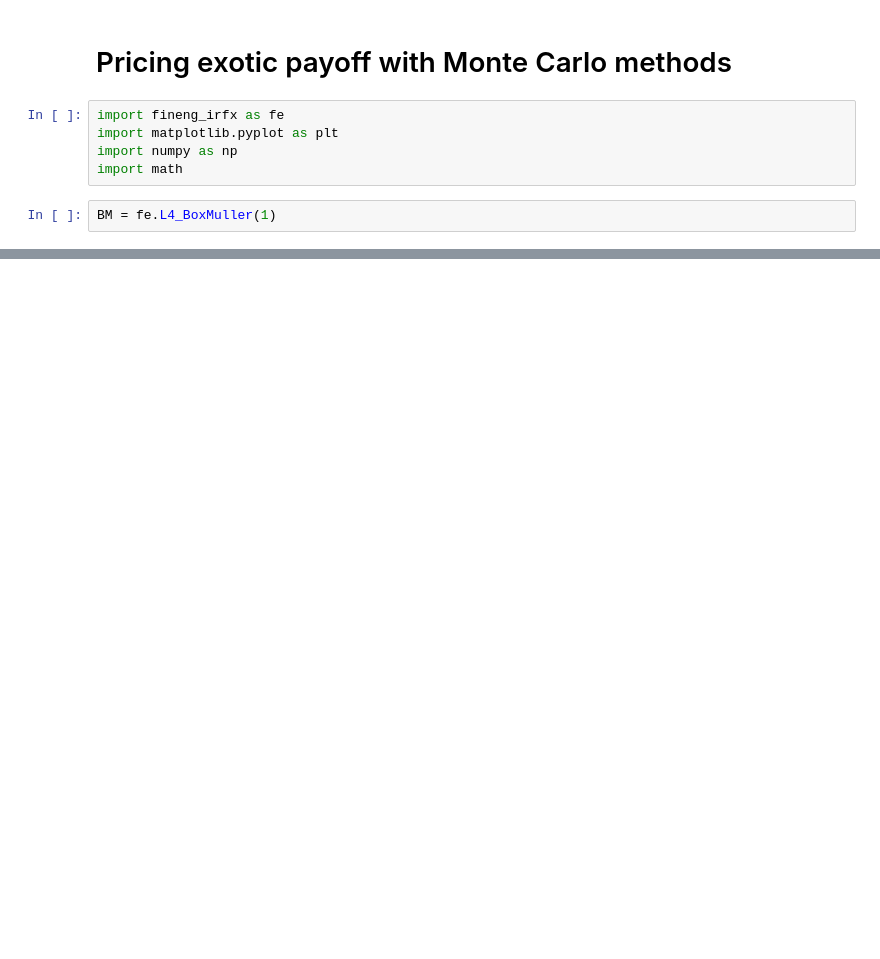
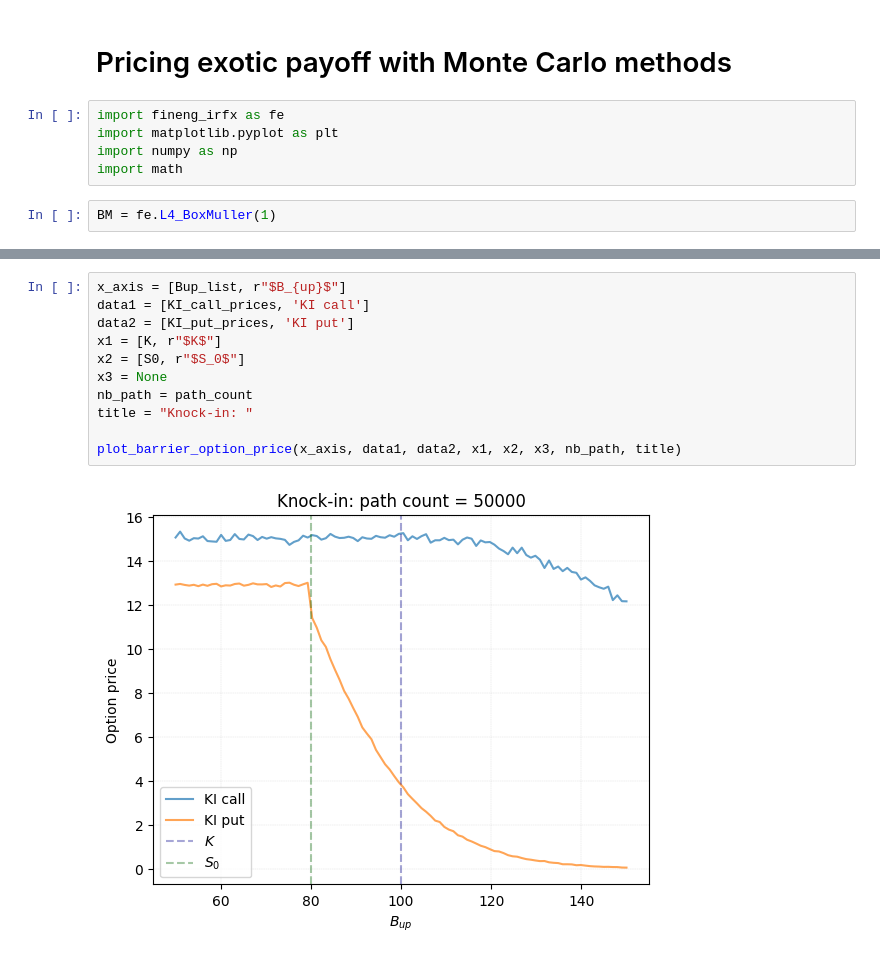
Before and after one commit to ccjeremylo/FinEng-in-IRFX, a Jupyter notebook: src/python/Lecture4/ExoticMC.ipynb, the cells around one changed output, grey strips where cells are left out. Cells and saved outputs as stored; diff of their text form; blank space fills up the shorter version.

```diff
--- a/src/python/Lecture4/ExoticMC.ipynb
+++ b/src/python/Lecture4/ExoticMC.ipynb
@@ -101,0 +179,13 @@ plt.show()
+# %%
+x_axis = [Bup_list, r"$B_{up}$"]
+data1 = [KI_call_prices, 'KI call']
+data2 = [KI_put_prices, 'KI put']
+x1 = [K, r"$K$"]
+x2 = [S0, r"$S_0$"]
+x3 = None
+nb_path = path_count
+title = "Knock-in: "
+
+plot_barrier_option_price(x_axis, data1, data2, x1, x2, x3, nb_path, title)
+# %% [output]
+[figure, added]
```
Also changed, not shown: parts of 13 cells of this notebook.
